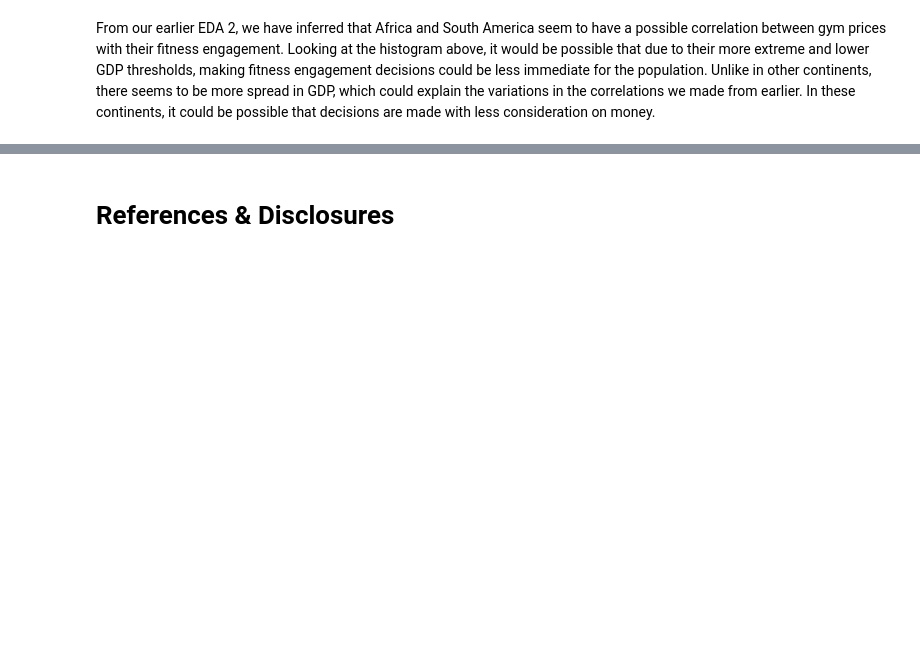
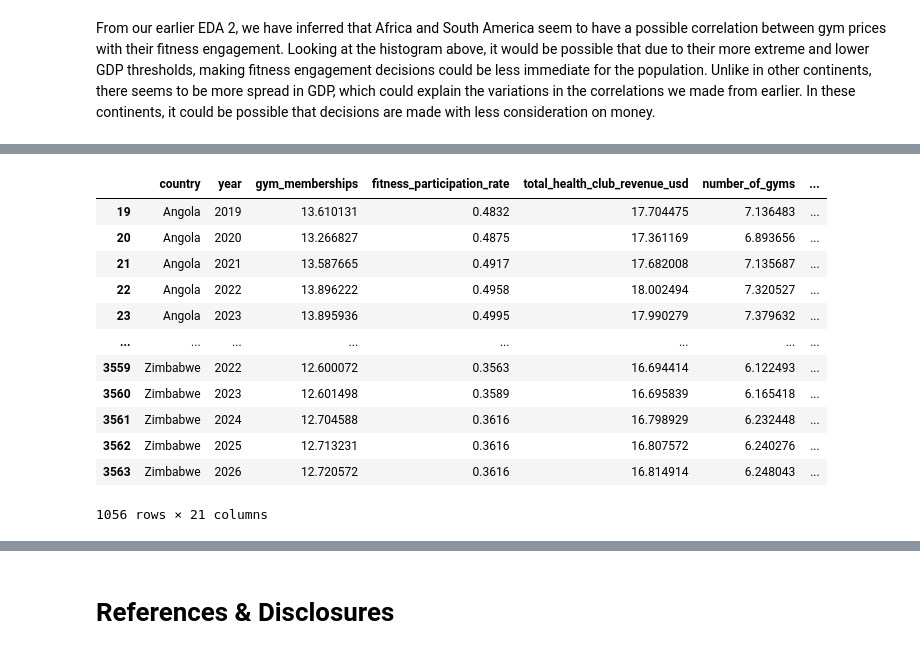
Before and after one commit to YUANQTIE/CSMODEL-MCO2, a Jupyter notebook: AF_CSMODEL.ipynb, the cells around one changed output, grey strips where cells are left out. Cells and saved outputs as stored; diff of their text form; code cells hidden in the pictures; blank space fills up the shorter version.

```diff
--- a/AF_CSMODEL.ipynb
+++ b/AF_CSMODEL.ipynb
@@ -645,0 +704,18 @@ From our earlier EDA 2, we have inferred that Africa and South America seem to h
+# %%
+# one hot encode region
+df = pd.get_dummies(df,columns=['region'],dtype=int)
+df
+# %% [output]
+|  | country | year | gym_memberships | fitness_participation_rate | total_health_club_revenue_usd | number_of_gyms | ... |
+| 19 | Angola | 2019 | 13.610131 | 0.4832 | 17.704475 | 7.136483 | ... |
+| 20 | Angola | 2020 | 13.266827 | 0.4875 | 17.361169 | 6.893656 | ... |
+| 21 | Angola | 2021 | 13.587665 | 0.4917 | 17.682008 | 7.135687 | ... |
+| 22 | Angola | 2022 | 13.896222 | 0.4958 | 18.002494 | 7.320527 | ... |
+| 23 | Angola | 2023 | 13.895936 | 0.4995 | 17.990279 | 7.379632 | ... |
+| ... | ... | ... | ... | ... | ... | ... | ... |
+| 3559 | Zimbabwe | 2022 | 12.600072 | 0.3563 | 16.694414 | 6.122493 | ... |
+| 3560 | Zimbabwe | 2023 | 12.601498 | 0.3589 | 16.695839 | 6.165418 | ... |
+| 3561 | Zimbabwe | 2024 | 12.704588 | 0.3616 | 16.798929 | 6.232448 | ... |
+| 3562 | Zimbabwe | 2025 | 12.713231 | 0.3616 | 16.807572 | 6.240276 | ... |
+| 3563 | Zimbabwe | 2026 | 12.720572 | 0.3616 | 16.814914 | 6.248043 | ... |
+1056 rows × 21 columns
```
Also changed, not shown: parts of 16 cells of this notebook, 1 other file.
